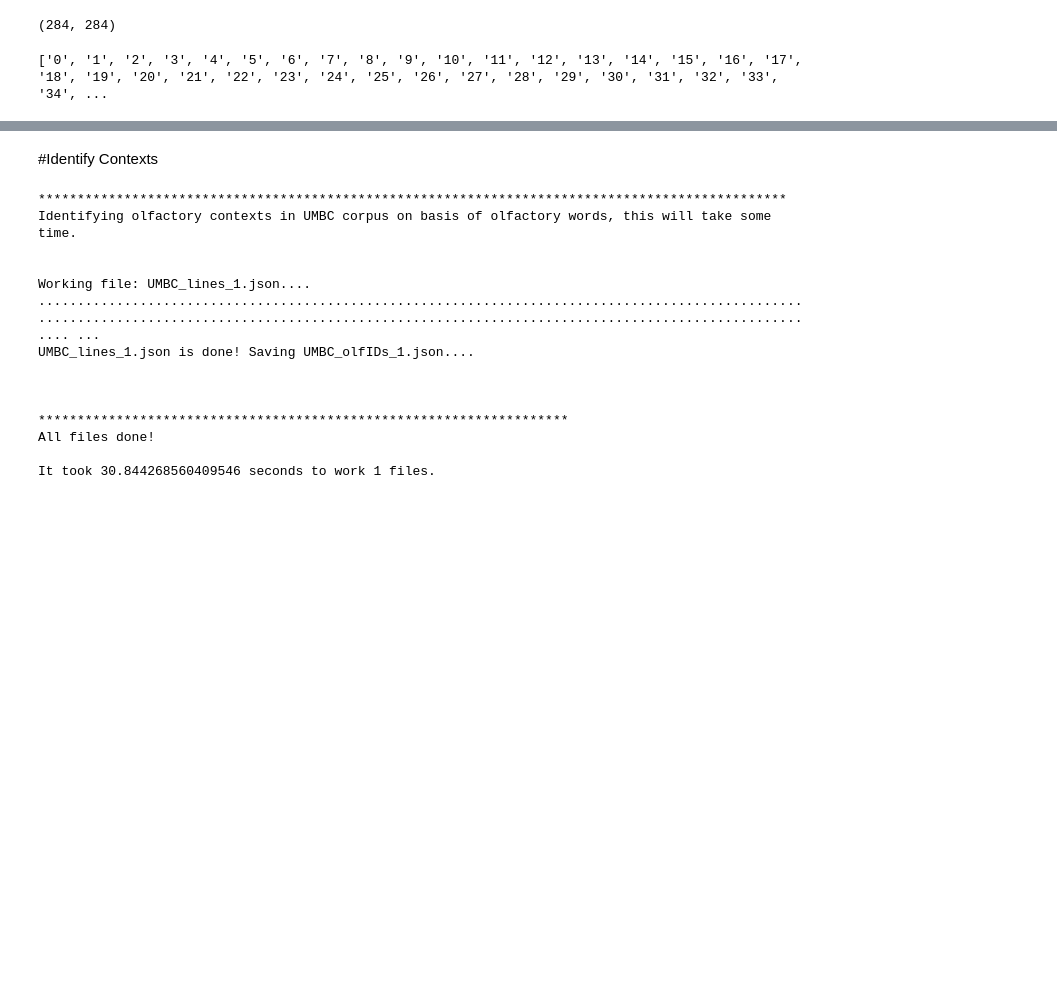
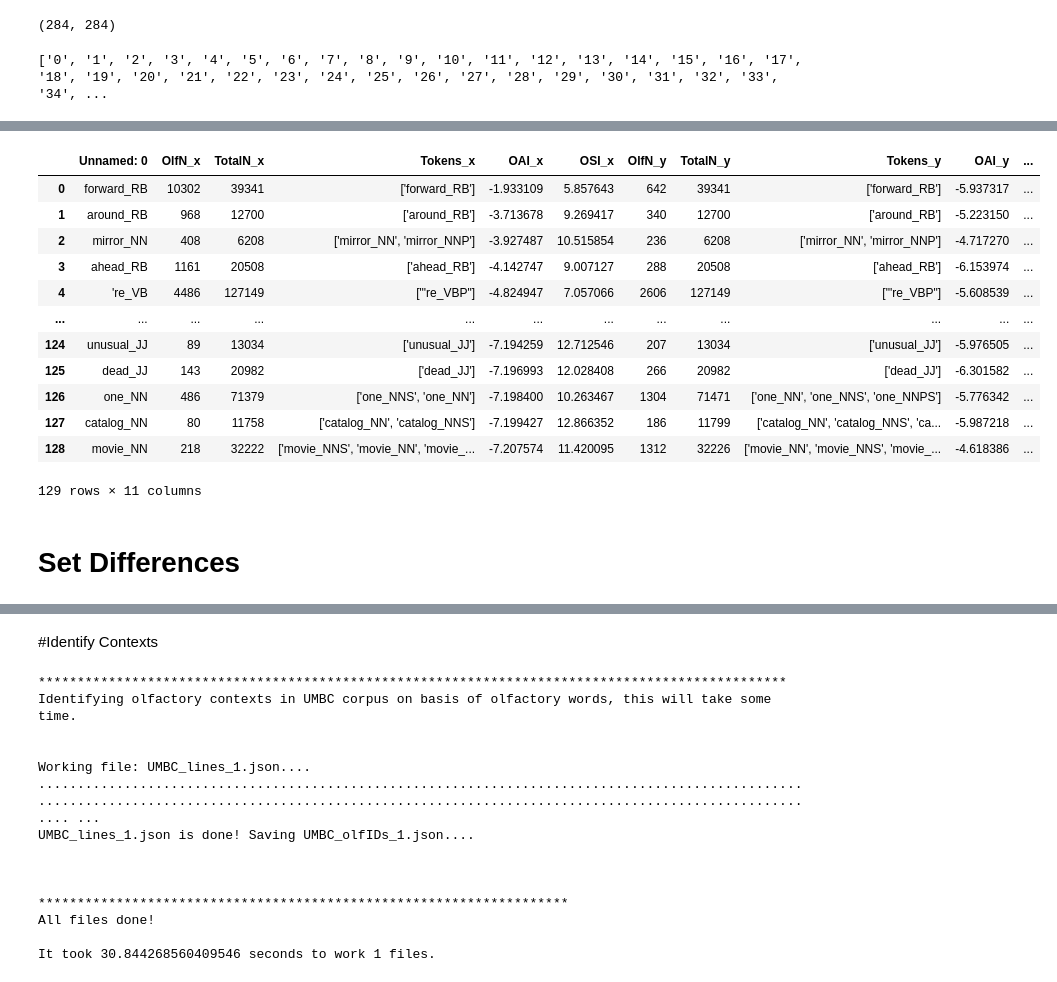
Before and after one commit to Amethyst-Cat/UMBCCorpus, a Jupyter notebook: UMBC_analysis.ipynb, the cells around one changed output, grey strips where cells are left out. Drawn from its saved outputs; the diff is of its cells as text; code cells hidden in the pictures; blank space fills up the shorter version.

```diff
--- a/UMBC_analysis.ipynb
+++ b/UMBC_analysis.ipynb
@@ -654,0 +672,3 @@ plt.show()
+# %%
+df1 = pandas.read_csv("/content/drive/MyDrive/umbc_look_data/DescriptorFile_340_oai.csv")
+df1
@@ -654,0 +689,3 @@ plt.show()
+# %%
+df2 = pandas.read_csv("/content/drive/MyDrive/umbc_see_data/See_oai_350.csv")
+df2
@@ -654,0 +706,18 @@ plt.show()
+# %%
+# https://stackoverflow.com/questions/26921943/pandas-intersection-of-two-data-frames-based-on-column-entries
+merged = pandas.merge(df1, df2, how='inner', on=['Unnamed: 0'])
+merged
+# %% [output]
+|  | Unnamed: 0 | OlfN_x | TotalN_x | Tokens_x | OAI_x | OSI_x | OlfN_y | TotalN_y | Tokens_y | OAI_y | ... |
+| 0 | forward_RB | 10302 | 39341 | ['forward_RB'] | -1.933109 | 5.857643 | 642 | 39341 | ['forward_RB'] | -5.937317 | ... |
+| 1 | around_RB | 968 | 12700 | ['around_RB'] | -3.713678 | 9.269417 | 340 | 12700 | ['around_RB'] | -5.223150 | ... |
+| 2 | mirror_NN | 408 | 6208 | ['mirror_NN', 'mirror_NNP'] | -3.927487 | 10.515854 | 236 | 6208 | ['mirror_NN', 'mirror_NNP'] | -4.717270 | ... |
+| 3 | ahead_RB | 1161 | 20508 | ['ahead_RB'] | -4.142747 | 9.007127 | 288 | 20508 | ['ahead_RB'] | -6.153974 | ... |
+| 4 | 're_VB | 4486 | 127149 | ["'re_VBP"] | -4.824947 | 7.057066 | 2606 | 127149 | ["'re_VBP"] | -5.608539 | ... |
+| ... | ... | ... | ... | ... | ... | ... | ... | ... | ... | ... | ... |
+| 124 | unusual_JJ | 89 | 13034 | ['unusual_JJ'] | -7.194259 | 12.712546 | 207 | 13034 | ['unusual_JJ'] | -5.976505 | ... |
+| 125 | dead_JJ | 143 | 20982 | ['dead_JJ'] | -7.196993 | 12.028408 | 266 | 20982 | ['dead_JJ'] | -6.301582 | ... |
+| 126 | one_NN | 486 | 71379 | ['one_NNS', 'one_NN'] | -7.198400 | 10.263467 | 1304 | 71471 | ['one_NN', 'one_NNS', 'one_NNPS'] | -5.776342 | ... |
+| 127 | catalog_NN | 80 | 11758 | ['catalog_NN', 'catalog_NNS'] | -7.199427 | 12.866352 | 186 | 11799 | ['catalog_NN', 'catalog_NNS', 'ca... | -5.987218 | ... |
+| 128 | movie_NN | 218 | 32222 | ['movie_NNS', 'movie_NN', 'movie_... | -7.207574 | 11.420095 | 1312 | 32226 | ['movie_NN', 'movie_NNS', 'movie_... | -4.618386 | ... |
+129 rows × 11 columns
@@ -654,0 +726,2 @@ plt.show()
+# %% [markdown]
+# Set Differences
```
Also changed, not shown: parts of 27 cells of this notebook.
